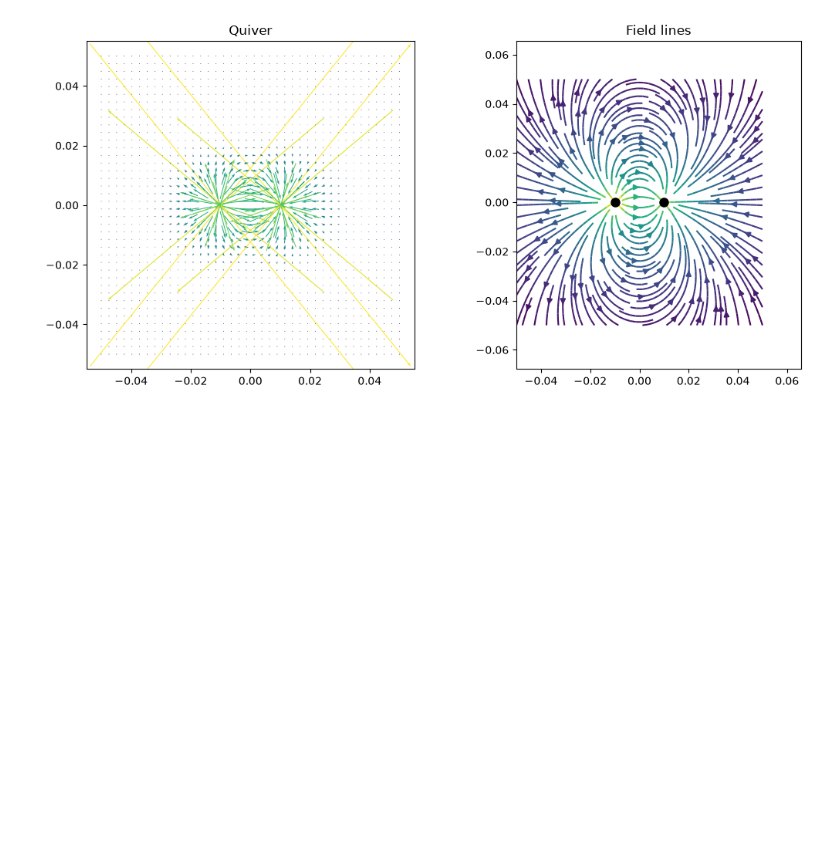
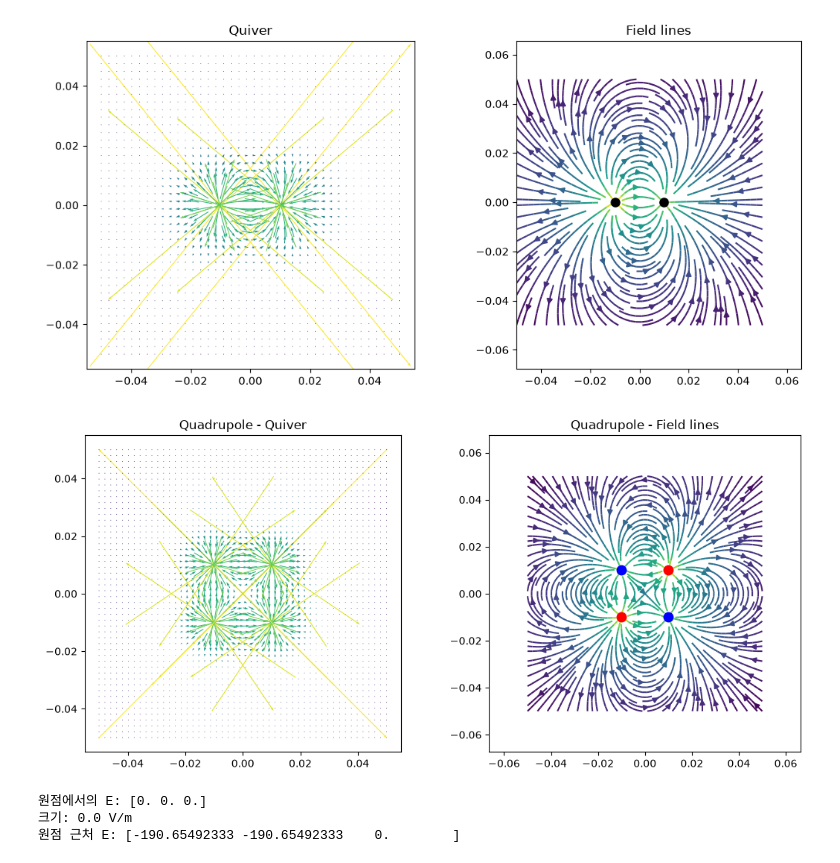
Before and after one commit to 43th68-ship-it/em-simulator-jaseng, a Jupyter notebook: notebooks/s01_coulomb_field.ipynb, the cells around one changed output. Saved outputs shown, nothing was run; the diff lists cells and outputs as text; code cells hidden in the pictures; blank space fills up the shorter version.

```diff
--- a/notebooks/s01_coulomb_field.ipynb
+++ b/notebooks/s01_coulomb_field.ipynb
@@ -51,3 +51,59 @@ plt.tight_layout()
 plt.show()
 # %% [output]
 [figure]
+# %%
+# 4극자: +q, -q, +q, -q 를 정사각형 꼭짓점에 배치
+a = 0.01
+q = 1e-9
+
+quad = ElectricField([
+    PointCharge(+q, [-a, -a, 0]),
+    PointCharge(-q, [+a, -a, 0]),
+    PointCharge(+q, [+a, +a, 0]),
+    PointCharge(-q, [-a, +a, 0]),
+])
+
+# 격자
+n = 50
+xs = np.linspace(-0.05, 0.05, n)
+ys = np.linspace(-0.05, 0.05, n)
+Xq, Yq = np.meshgrid(xs, ys)
+Rq = np.stack([Xq, Yq, np.zeros_like(Xq)], axis=-1)
+
+Eq = quad.evaluate(Rq)
+Exq, Eyq = Eq[..., 0], Eq[..., 1]
+
+# 그리기
+fig, axes = plt.subplots(1, 2, figsize=(11, 5))
+
+logmag = np.log(np.hypot(Exq, Eyq) + 1e-20)
+
+axes[0].quiver(Xq, Yq, Exq, Eyq, logmag, pivot="mid")
+axes[0].set_title("Quadrupole - Quiver")
+axes[0].set_aspect("equal")
+
+axes[1].streamplot(Xq, Yq, Exq, Eyq, density=1.6, color=logmag)
+# 전하 위치 표시: +는 빨강, -는 파랑
+for c in quad.charges:
+    color = "red" if c.q > 0 else "blue"
+    axes[1].plot(c.position[0], c.position[1], "o", color=color, ms=9)
+axes[1].set_title("Quadrupole - Field lines")
+axes[1].set_aspect("equal")
+
+plt.tight_layout()
+plt.show()
+# %% [output]
+[figure, added]
+# %%
+# 4극자는 원점에서 E = 0 이어야 함 (대칭성)
+E_origin = quad.evaluate(np.array([0.0, 0.0, 0.0]))
+print("원점에서의 E:", E_origin)
+print("크기:", np.linalg.norm(E_origin), "V/m")
+
+# 원점 근처에서 E는 매우 작아야 함
+E_near = quad.evaluate(np.array([1e-5, 1e-5, 0.0]))
+print("원점 근처 E:", E_near)
+# %% [output]
+원점에서의 E: [0. 0. 0.]
+크기: 0.0 V/m
+원점 근처 E: [-190.65492333 -190.65492333    0.        ]
```
